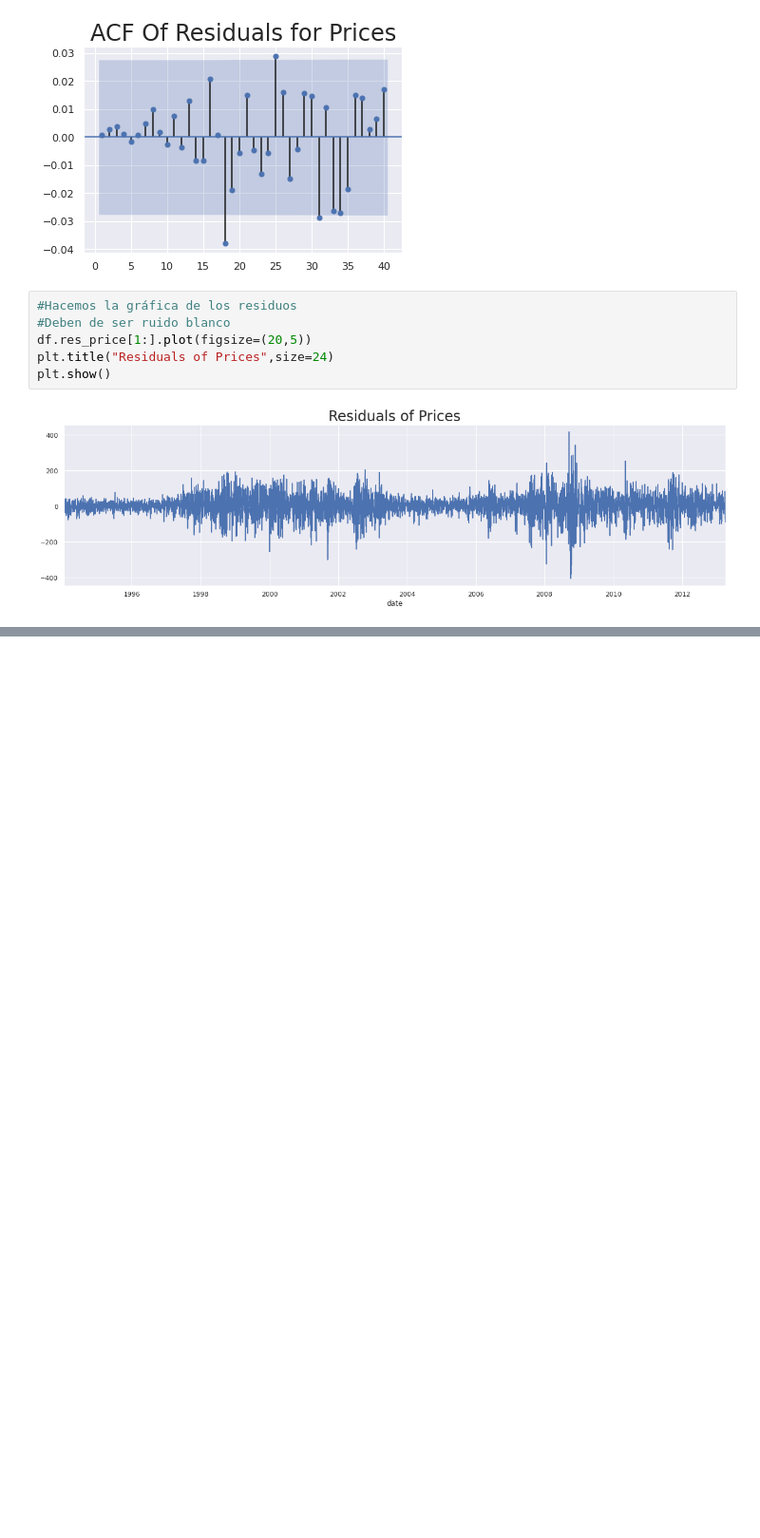
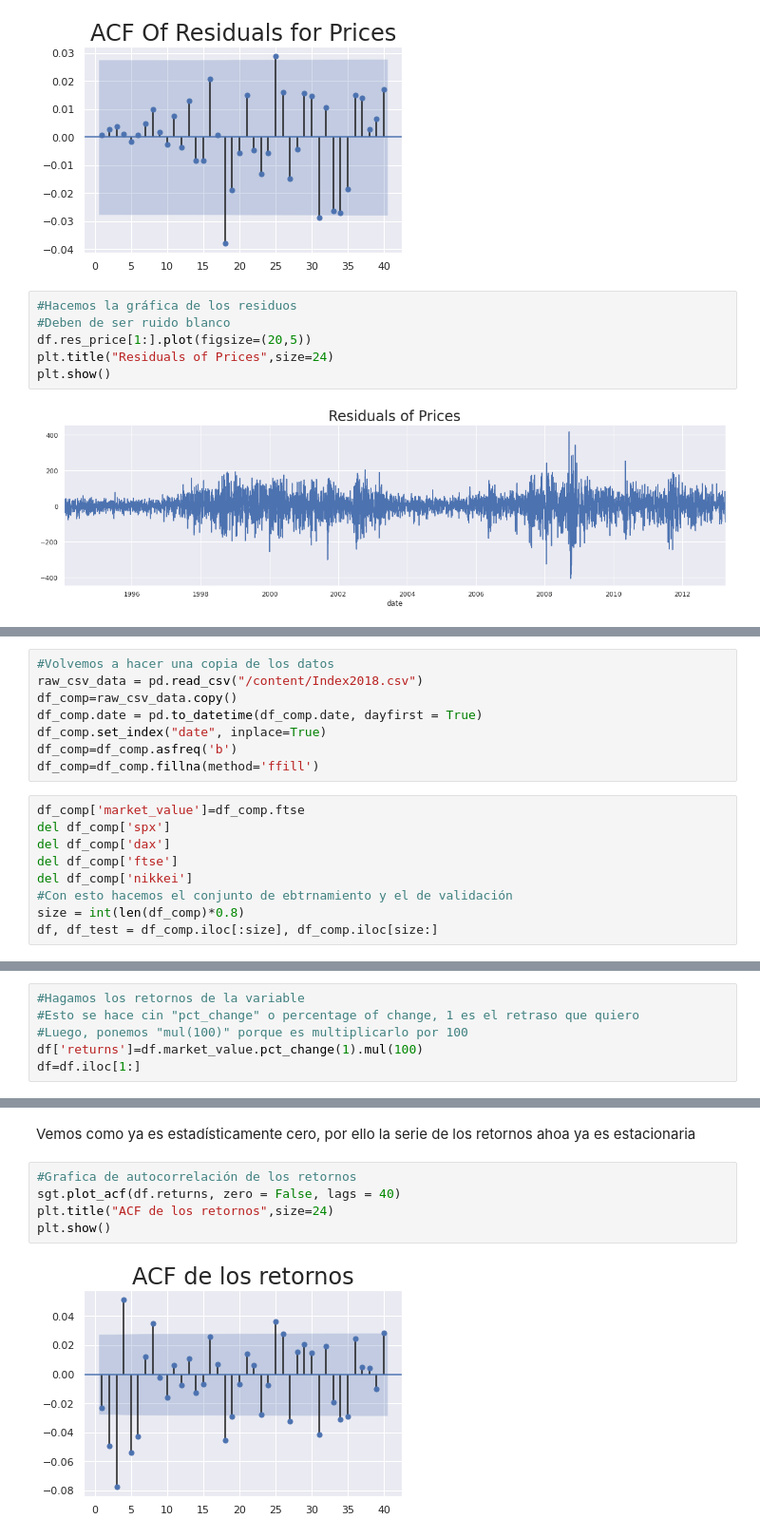
Before and after one commit to 1214345/curso-series-temporales, a Jupyter notebook: 5. Modelos AR autorregresivos/Python/6_Modelo_autorregresivo_AR_Precios.ipynb, the cells around one changed output, grey strips where cells are left out. Shown: that part at 95% size. Saved outputs shown, nothing was run; the diff lists cells and outputs as text; blank space fills up the shorter version.

```diff
--- a/5. Modelos AR autorregresivos/Python/6_Modelo_autorregresivo_AR_Precios.ipynb
+++ b/5. Modelos AR autorregresivos/Python/6_Modelo_autorregresivo_AR_Precios.ipynb
@@ -356,0 +359,17 @@ plt.show()
+# %%
+#Volvemos a hacer una copia de los datos
+raw_csv_data = pd.read_csv("/content/Index2018.csv")
+df_comp=raw_csv_data.copy()
+df_comp.date = pd.to_datetime(df_comp.date, dayfirst = True)
+df_comp.set_index("date", inplace=True)
+df_comp=df_comp.asfreq('b')
+df_comp=df_comp.fillna(method='ffill')
+# %%
+df_comp['market_value']=df_comp.ftse
+del df_comp['spx']
+del df_comp['dax']
+del df_comp['ftse']
+del df_comp['nikkei']
+#Con esto hacemos el conjunto de ebtrnamiento y el de validación
+size = int(len(df_comp)*0.8)
+df, df_test = df_comp.iloc[:size], df_comp.iloc[size:]
@@ -356,0 +411,6 @@ plt.show()
+# %%
+#Hagamos los retornos de la variable
+#Esto se hace cin "pct_change" o percentage of change, 1 es el retraso que quiero
+#Luego, ponemos "mul(100)" porque es multiplicarlo por 100
+df['returns']=df.market_value.pct_change(1).mul(100)
+df=df.iloc[1:]
@@ -356,0 +444,9 @@ plt.show()
+# %% [markdown]
+Vemos como ya es estadísticamente cero, por ello la serie de los retornos ahoa ya es estacionaria
+# %%
+#Grafica de autocorrelación de los retornos
+sgt.plot_acf(df.returns, zero = False, lags = 40)
+plt.title("ACF de los retornos",size=24)
+plt.show()
+# %% [output]
+[figure, added]
```
Also changed, not shown: parts of 17 cells of this notebook.
